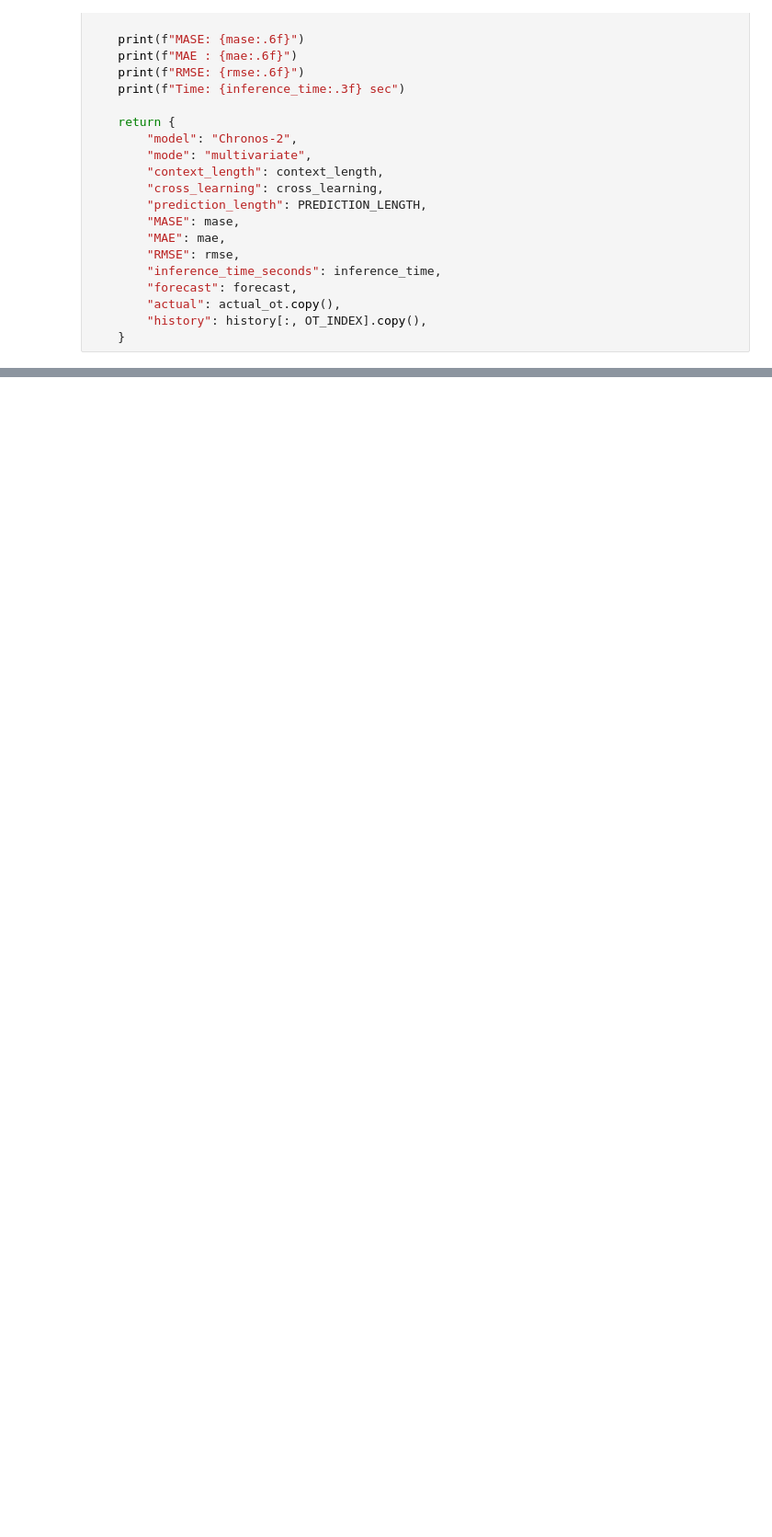
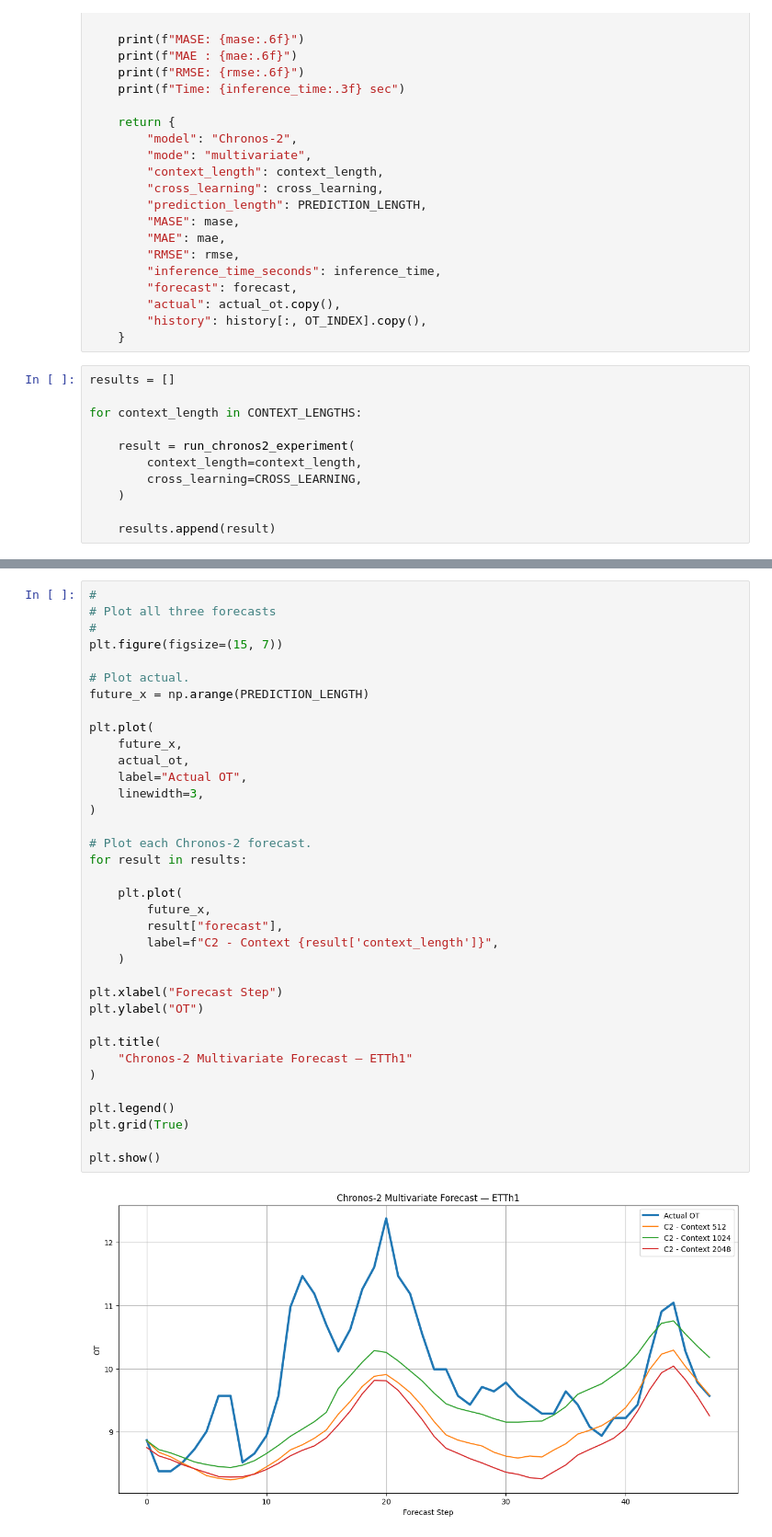
Before and after one commit to nds-najam/AutoGluon_LTSM_Models_Forecast, a Jupyter notebook: notebooks/03_chronos2_multivariate.ipynb, the cells around one changed output, grey strips where cells are left out. Shown at 92% size. Cells and saved outputs as stored; diff of their text form; blank space fills up the shorter version.

Commit message:
Experiments with Context Length

```diff
--- a/notebooks/03_chronos2_multivariate.ipynb
+++ b/notebooks/03_chronos2_multivariate.ipynb
@@ -290,3 +290,14 @@ def run_chronos2_experiment(
         "actual": actual_ot.copy(),
         "history": history[:, OT_INDEX].copy(),
     }
+# %%
+results = []
+
+for context_length in CONTEXT_LENGTHS:
+
+    result = run_chronos2_experiment(
+        context_length=context_length,
+        cross_learning=CROSS_LEARNING,
+    )
+
+    results.append(result)
@@ -292,0 +351,38 @@ def run_chronos2_experiment(
+# %%
+#
+# Plot all three forecasts
+#
+plt.figure(figsize=(15, 7))
+
+# Plot actual.
+future_x = np.arange(PREDICTION_LENGTH)
+
+plt.plot(
+    future_x,
+    actual_ot,
+    label="Actual OT",
+    linewidth=3,
+)
+
+# Plot each Chronos-2 forecast.
+for result in results:
+
+    plt.plot(
+        future_x,
+        result["forecast"],
+        label=f"C2 - Context {result['context_length']}",
+    )
+
+plt.xlabel("Forecast Step")
+plt.ylabel("OT")
+
+plt.title(
+    "Chronos-2 Multivariate Forecast — ETTh1"
+)
+
+plt.legend()
+plt.grid(True)
+
+plt.show()
+# %% [output]
+[figure, added]
```
Also changed, not shown: parts of 4 cells of this notebook.
